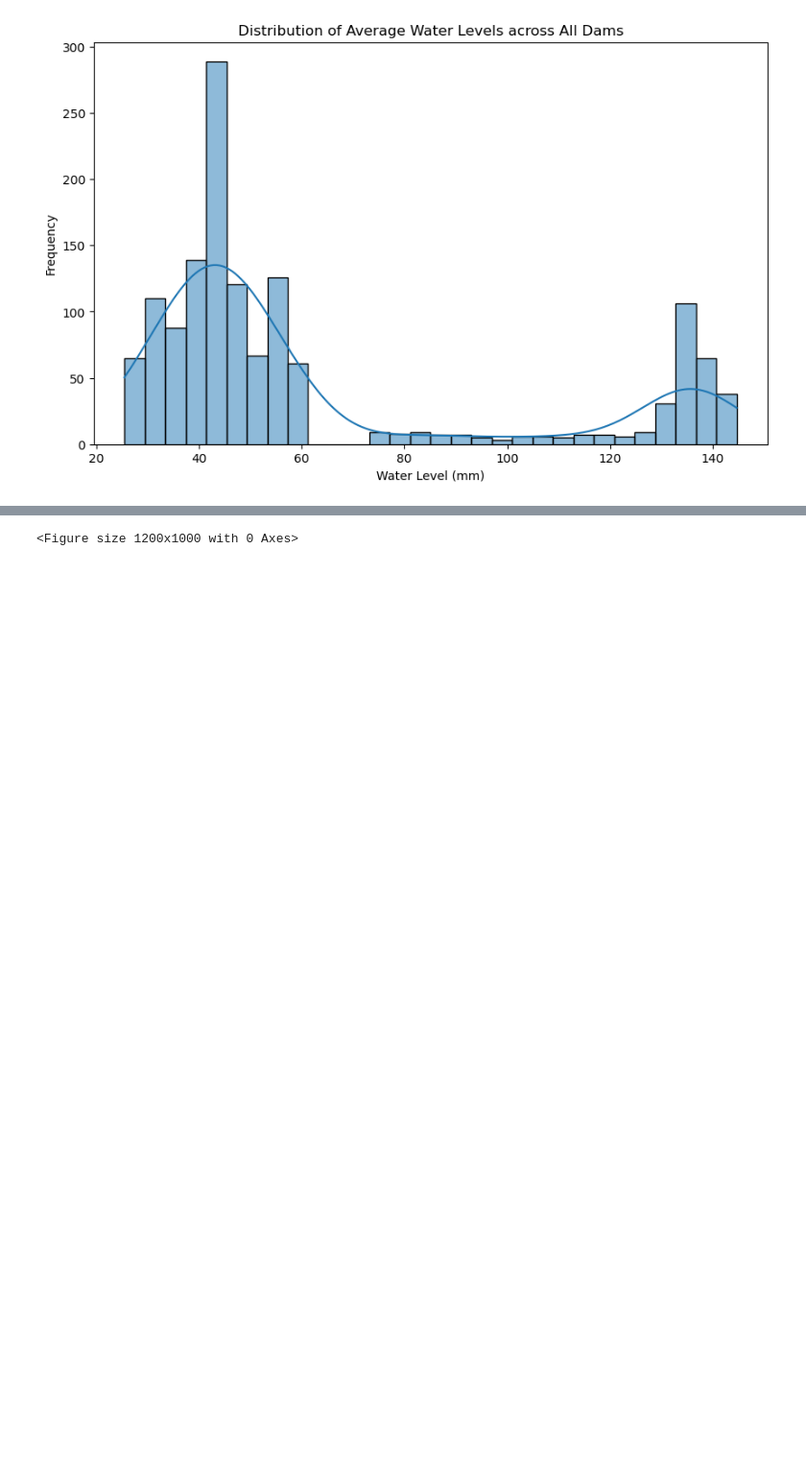
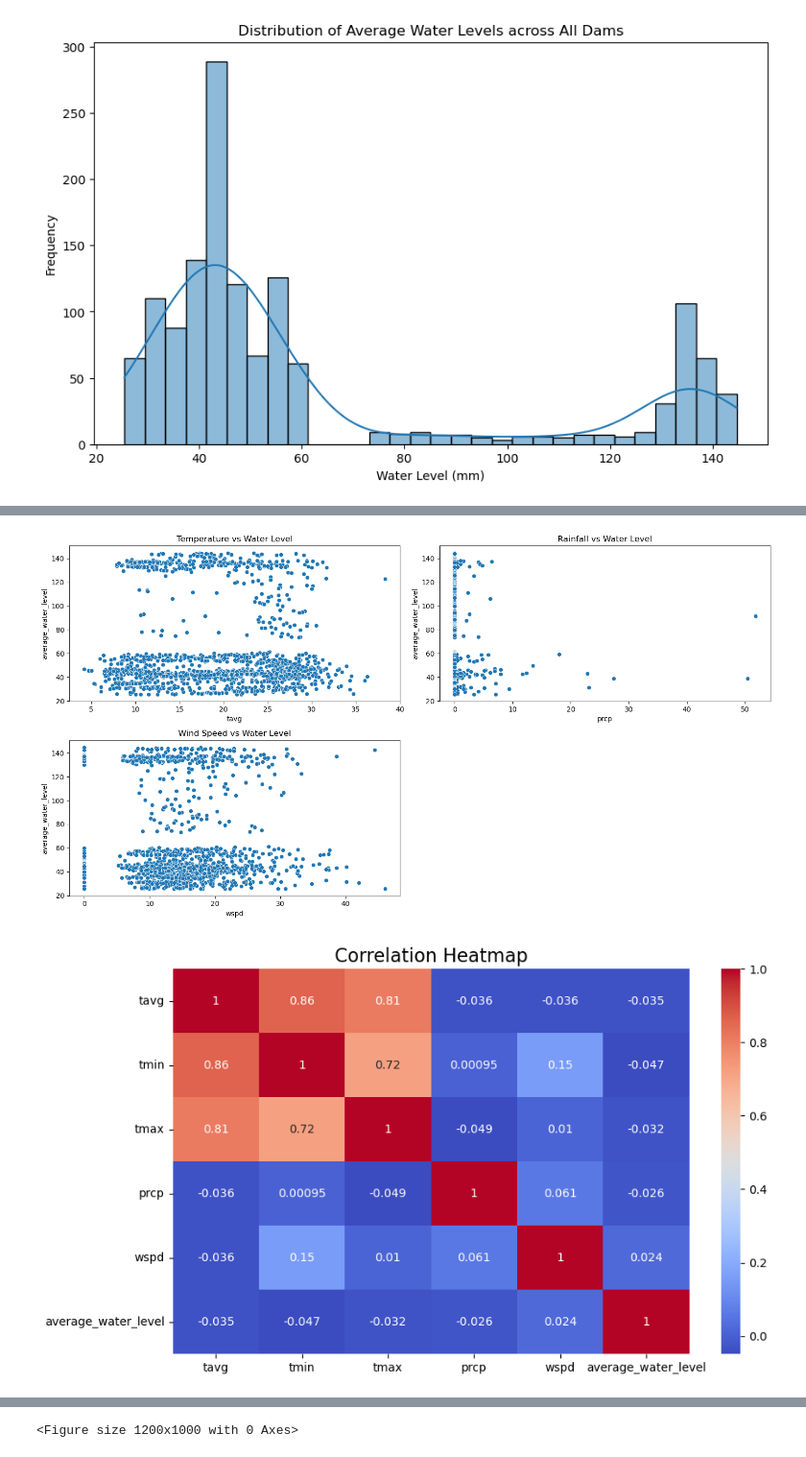
Before and after one commit to Futuroent/Iron_Hack_Water_in_Tunisia, a Jupyter notebook: notebooks/Water_Tunisia_notebook.ipynb, the cells around one changed output, grey strips where cells are left out. Shown at 96% size. Drawn from its saved outputs; the diff is of its cells as text; code cells hidden in the pictures; blank space fills up the shorter version.

```diff
--- a/notebooks/Water_Tunisia_notebook.ipynb
+++ b/notebooks/Water_Tunisia_notebook.ipynb
@@ -379,0 +457,30 @@ plt.show()
+# %%
+# Bivariate Analysis: Scatter plots to check relationships between continuous variables and target
+plt.figure(figsize=(15, 8))
+
+# Temperature vs. Water Level
+plt.subplot(2, 2, 1)
+sns.scatterplot(x='tavg', y='average_water_level', data=df)
+plt.title("Temperature vs Water Level")
+
+# Rainfall vs. Water Level
+plt.subplot(2, 2, 2)
+sns.scatterplot(x='prcp', y='average_water_level', data=df)
+plt.title("Rainfall vs Water Level")
+
+# Wind Speed vs. Water Level
+plt.subplot(2, 2, 3)
+sns.scatterplot(x='wspd', y='average_water_level', data=df)
+plt.title("Wind Speed vs Water Level")
+
+plt.tight_layout()
+plt.show()
+
+# Correlation Heatmap
+plt.figure(figsize=(10, 6))
+sns.heatmap(df[['tavg', 'tmin', 'tmax', 'prcp', 'wspd', 'average_water_level']].corr(), annot=True, cmap='coolwarm')
+plt.title("Correlation Heatmap", fontsize=16)
+plt.show()
+# %% [output]
+[figure, added]
+[figure, added]
```
Also changed, not shown: parts of 46 cells of this notebook, 1 other file.
